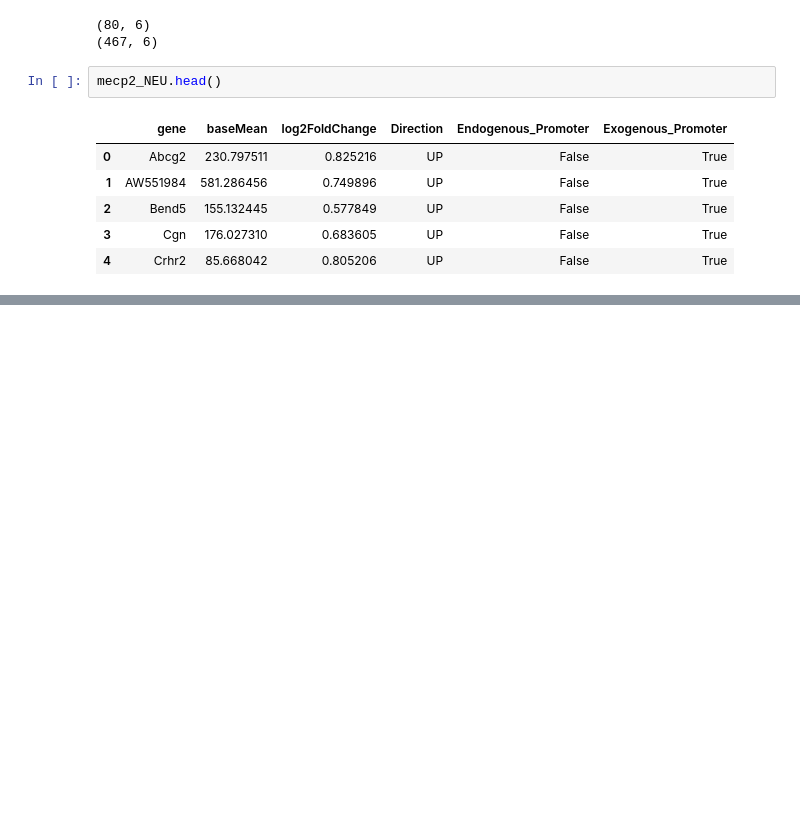
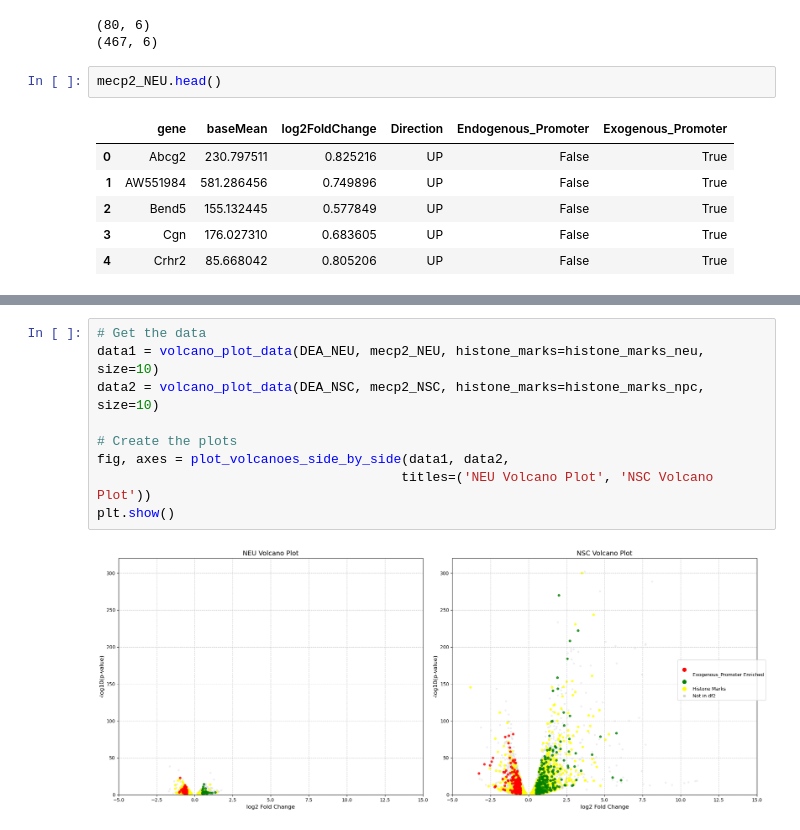
Before and after one commit to michal7kw/SRF_MECP2, a Jupyter notebook: volcano.ipynb, the cells around one changed output, grey strips where cells are left out. Drawn from its saved outputs; the diff is of its cells as text; blank space fills up the shorter version.

```diff
--- a/volcano.ipynb
+++ b/volcano.ipynb
@@ -269,0 +358,11 @@ plt.show()
+# %%
+# Get the data
+data1 = volcano_plot_data(DEA_NEU, mecp2_NEU, histone_marks=histone_marks_neu, size=10)
+data2 = volcano_plot_data(DEA_NSC, mecp2_NSC, histone_marks=histone_marks_npc, size=10)
+
+# Create the plots
+fig, axes = plot_volcanoes_side_by_side(data1, data2,
+                                       titles=('NEU Volcano Plot', 'NSC Volcano Plot'))
+plt.show()
+# %% [output]
+[figure, added]
```
Also changed, not shown: parts of 15 cells of this notebook, 10 other files.
